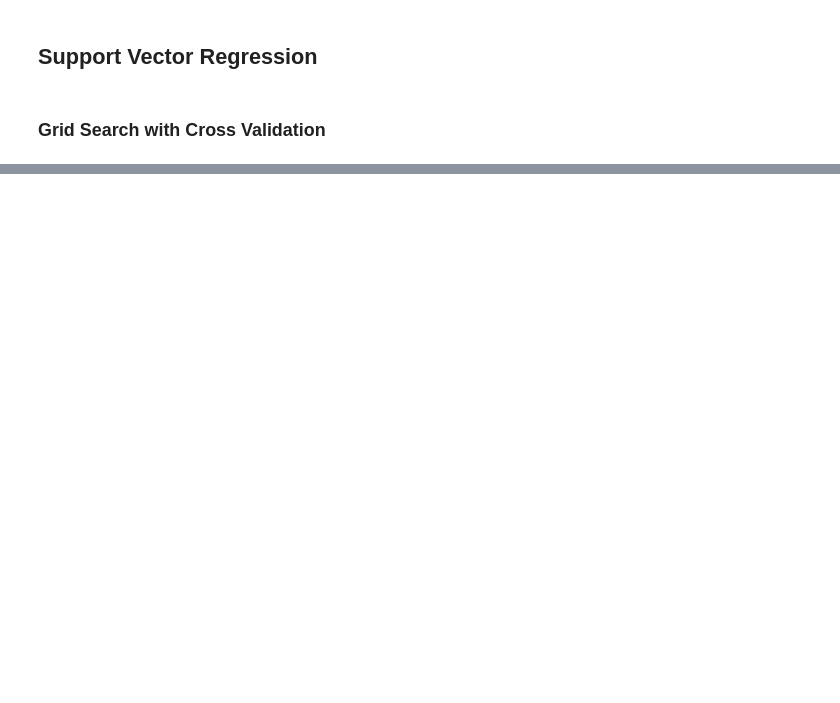
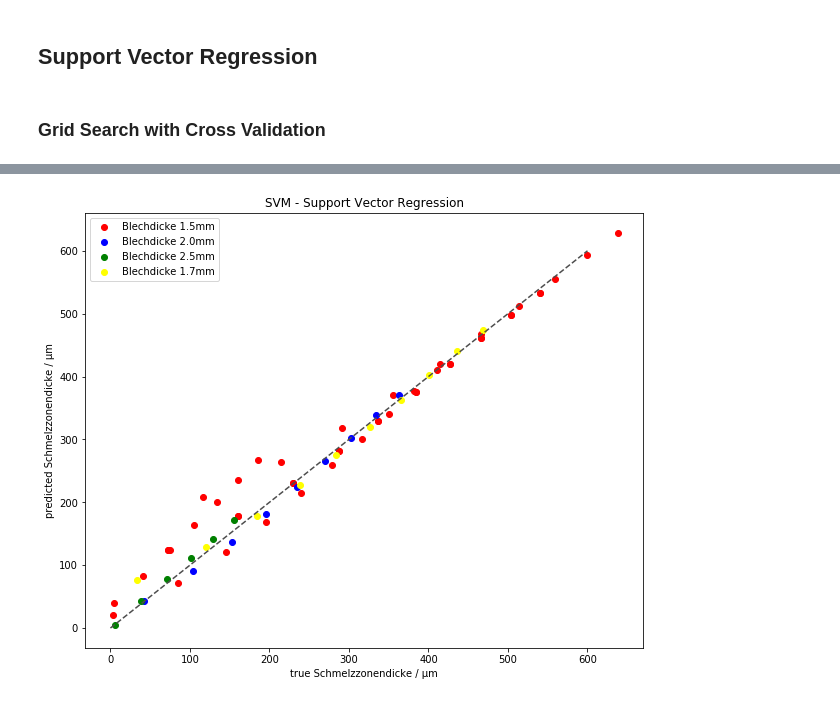
Before and after one commit to tobiasrummelsberger/melting-zone-thickness-prediction, a Jupyter notebook: notebook/SVM_training.ipynb, the cells around one changed output, grey strips where cells are left out. Cells and saved outputs as stored; diff of their text form; code cells hidden in the pictures; blank space fills up the shorter version.

```diff
--- a/notebook/SVM_training.ipynb
+++ b/notebook/SVM_training.ipynb
@@ -178,0 +248,20 @@ plt.show()
+# %%
+fig = plt.figure()
+ax = fig.add_subplot(111)
+color = ['red', 'blue', 'green', 'yellow']
+blechdicken = list(set(train_data['t_M / mm']))
+
+i=0
+for blechdicke in blechdicken:
+    data = predicted_data[predicted_data['t_M / mm']==blechdicke]
+    ax.scatter(x=data['y_true'], y=data['y_pred_svr'], c=color[i], label=data['t_M / mm'])
+    blechdicken[i] = 'Blechdicke ' + str(blechdicken[i]) + 'mm'
+    i+=1
+ax.legend(blechdicken)
+ax.plot([0, 600], [0, 600], ls="--", c=".3")
+plt.title("SVM - Support Vector Regression")
+plt.xlabel("true "+ y)
+plt.ylabel("predicted "+ y)
+plt.show()
+# %% [output]
+[figure, added]
```
Also changed, not shown: parts of 27 cells of this notebook, 1 other file.
